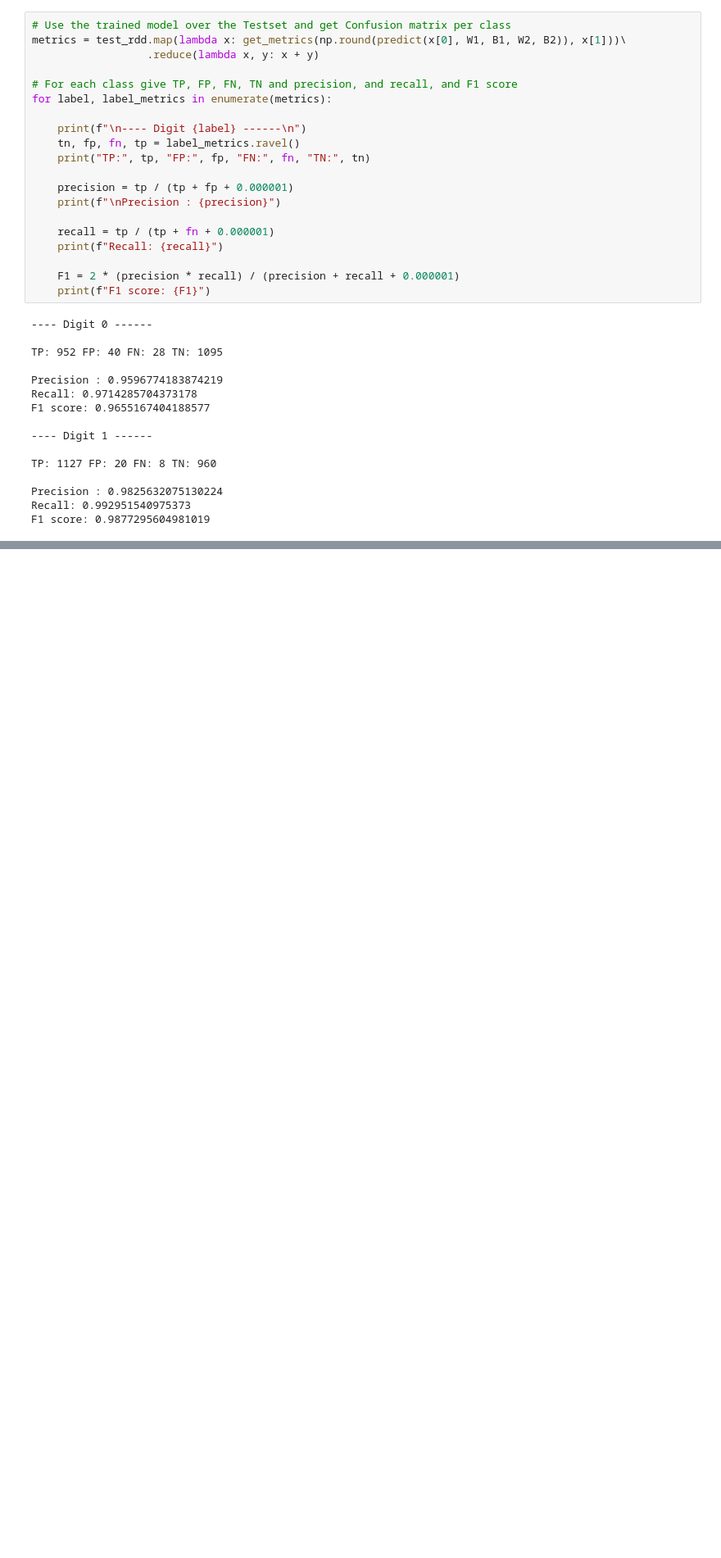
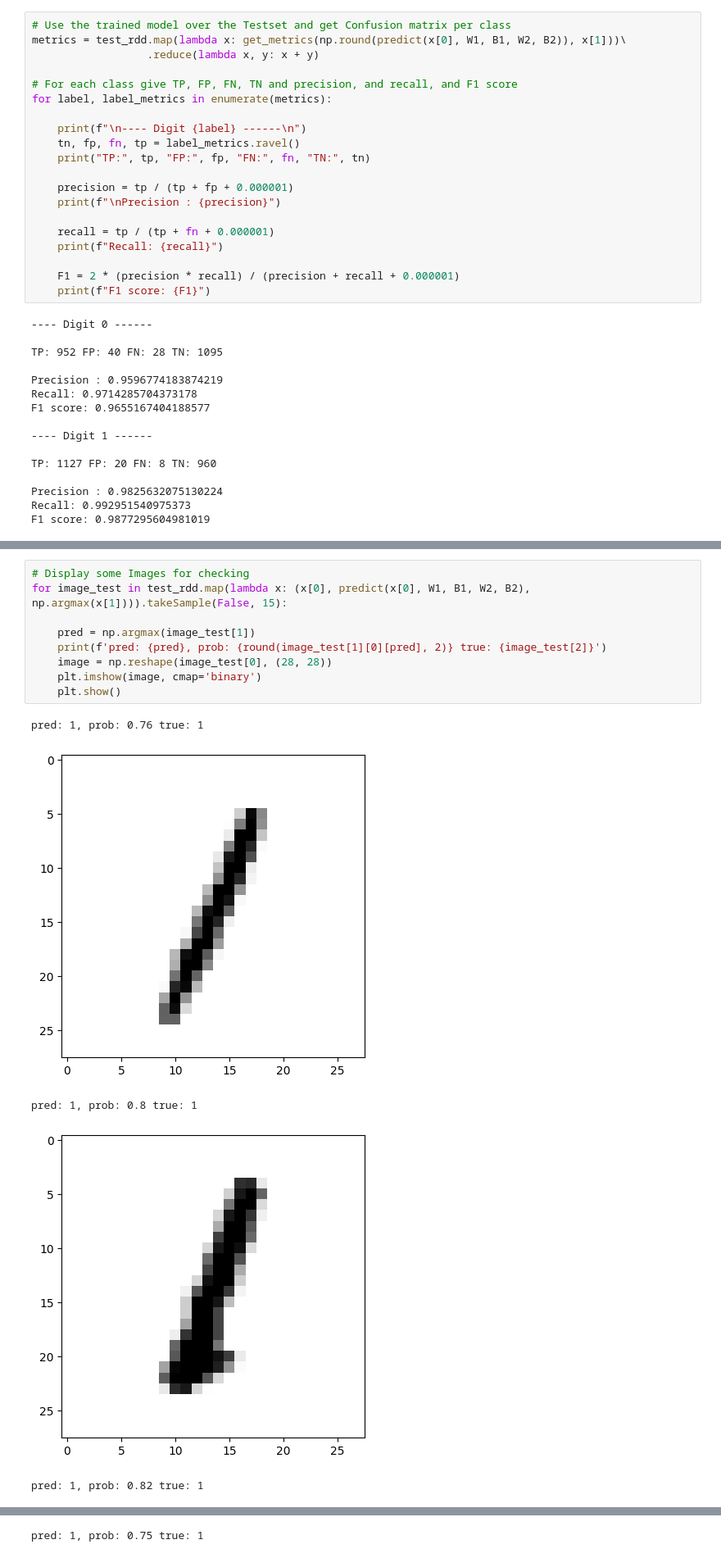
Before and after one commit to sahil095/neuralnetworks_pyspark, a Jupyter notebook: PySpark_with_Neural_Network.ipynb, the cells around one changed output, grey strips where cells are left out. Shown at 82% size. Drawn from its saved outputs; the diff is of its cells as text; blank space fills up the shorter version.

```diff
--- a/PySpark_with_Neural_Network.ipynb
+++ b/PySpark_with_Neural_Network.ipynb
@@ -334,0 +337,15 @@ F1 score: 0.9877295604981019
+# %%
+# Display some Images for checking
+for image_test in test_rdd.map(lambda x: (x[0], predict(x[0], W1, B1, W2, B2), np.argmax(x[1]))).takeSample(False, 15):
+
+    pred = np.argmax(image_test[1])
+    print(f'pred: {pred}, prob: {round(image_test[1][0][pred], 2)} true: {image_test[2]}')
+    image = np.reshape(image_test[0], (28, 28))
+    plt.imshow(image, cmap='binary')
+    plt.show()
+# %% [output]
+pred: 1, prob: 0.76 true: 1
+[figure, added]
+pred: 1, prob: 0.8 true: 1
+[figure, added]
+pred: 1, prob: 0.82 true: 1
@@ -334,0 +353 @@ F1 score: 0.9877295604981019
+pred: 1, prob: 0.75 true: 1
```
Also changed, not shown: parts of 2 cells of this notebook.
